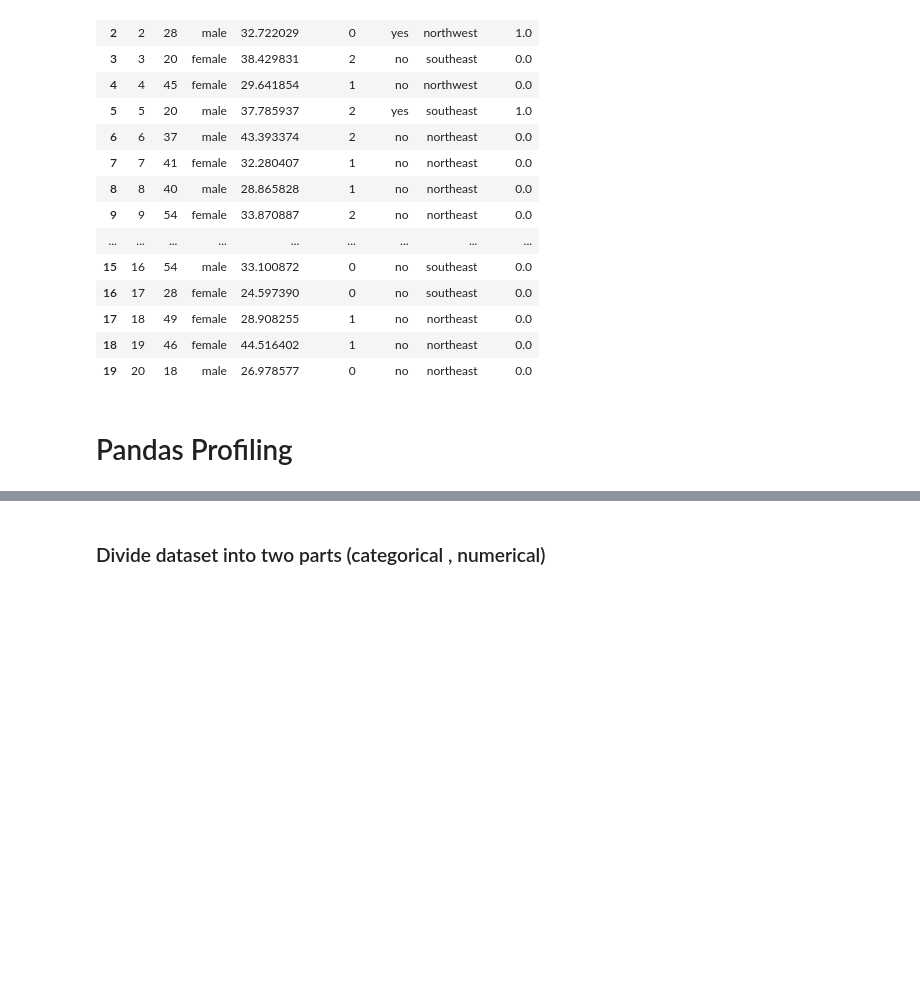
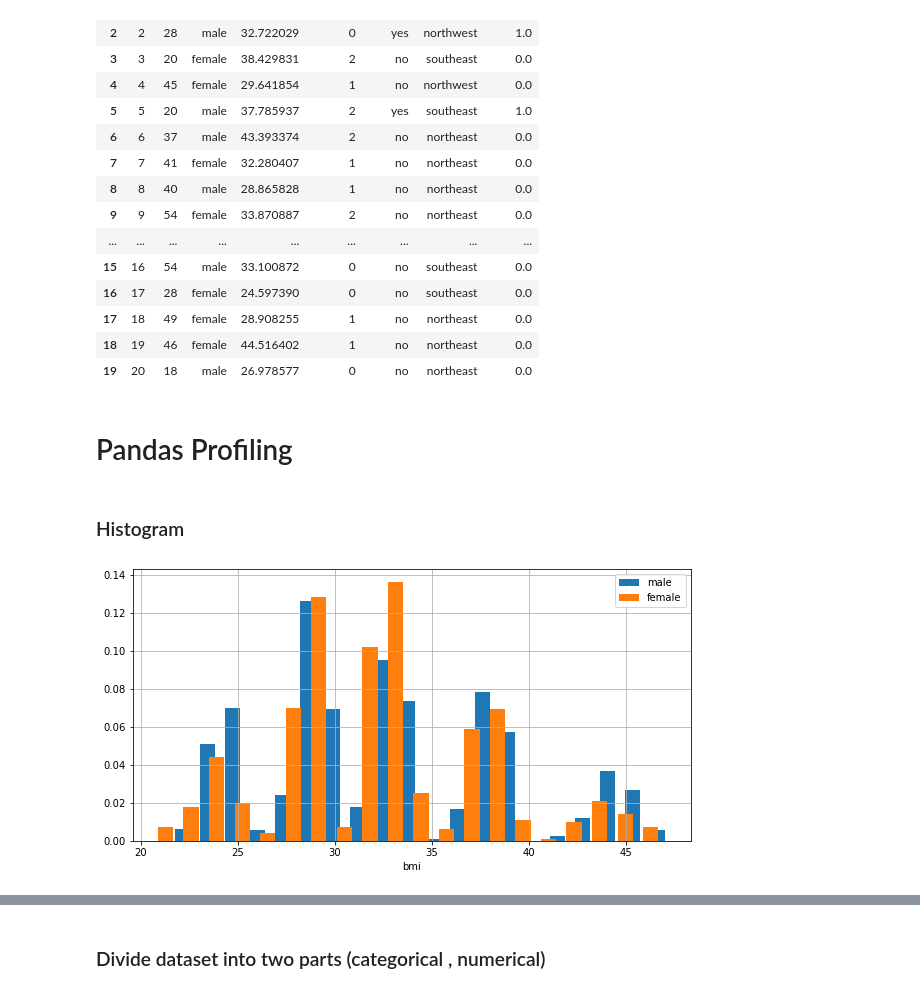
Before and after one commit to RooibosGood/signate, a Jupyter notebook: Begginer11/begginer11.ipynb, the cells around one changed output, grey strips where cells are left out. Saved outputs shown, nothing was run; the diff lists cells and outputs as text; code cells hidden in the pictures; blank space fills up the shorter version.

```diff
--- a/Begginer11/begginer11.ipynb
+++ b/Begginer11/begginer11.ipynb
@@ -49,2 +49,4 @@ memory usage: 140.6+ KB
 
 # df.profile_report()
+# %% [markdown]
+### Histogram
@@ -50,0 +56,12 @@ memory usage: 140.6+ KB
+# %%
+# Histogram BMI (male, female)
+plt.figure(figsize=(10, 5))
+plt.hist(train[train['sex']=='male']['bmi'], bins=20, label=['male'], rwidth=0.6,density=True)
+plt.hist(train[train['sex']=='female']['bmi'], bins=20, label=['female'], rwidth=0.6,density=True)
+
+plt.xlabel('bmi')
+plt.legend(loc='upper right')
+plt.grid(True)
+plt.show()
+# %% [output]
+[figure, added]
```
Also changed, not shown: parts of 28 cells of this notebook.
